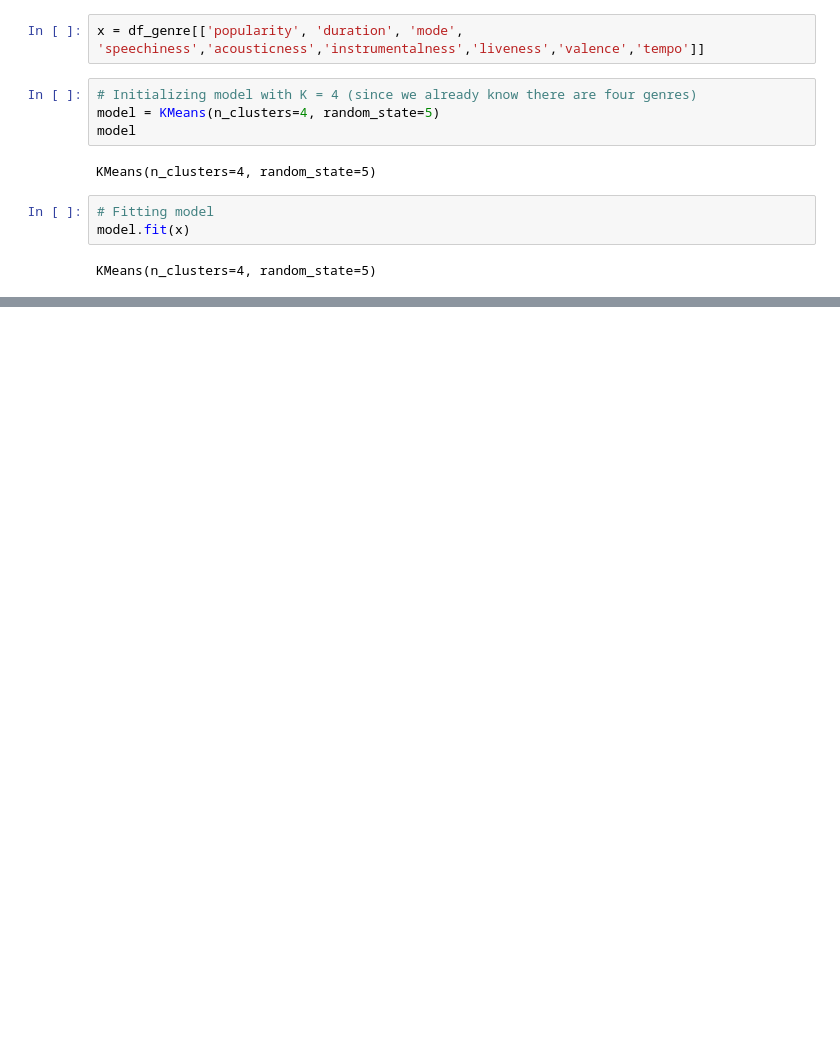
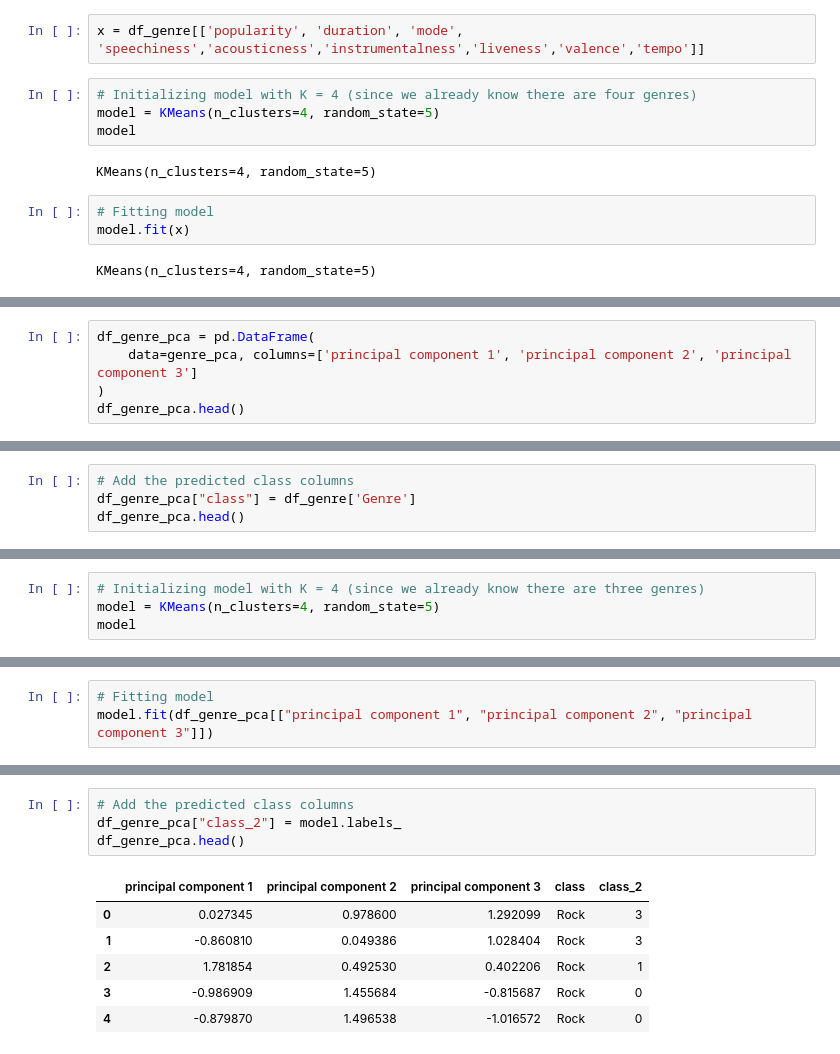
Before and after one commit to BaileeRice/Module20, a Jupyter notebook: Part 1/unsupervised_machine_learning_mockup.ipynb, the cells around one changed output, grey strips where cells are left out. Cells and saved outputs as stored; diff of their text form; blank space fills up the shorter version.

```diff
--- a/Part 1/unsupervised_machine_learning_mockup.ipynb
+++ b/Part 1/unsupervised_machine_learning_mockup.ipynb
@@ -62,0 +134,5 @@ print(predictions)
+# %%
+df_genre_pca = pd.DataFrame(
+    data=genre_pca, columns=['principal component 1', 'principal component 2', 'principal component 3']
+)
+df_genre_pca.head()
@@ -62,0 +146,4 @@ print(predictions)
+# %%
+# Add the predicted class columns
+df_genre_pca["class"] = df_genre['Genre']
+df_genre_pca.head()
@@ -62,0 +169,4 @@ print(predictions)
+# %%
+# Initializing model with K = 4 (since we already know there are three genres)
+model = KMeans(n_clusters=4, random_state=5)
+model
@@ -62,0 +175,3 @@ print(predictions)
+# %%
+# Fitting model
+model.fit(df_genre_pca[["principal component 1", "principal component 2", "principal component 3"]])
@@ -62,0 +186,11 @@ print(predictions)
+# %%
+# Add the predicted class columns
+df_genre_pca["class_2"] = model.labels_
+df_genre_pca.head()
+# %% [output]
+|  | principal component 1 | principal component 2 | principal component 3 | class | class_2 |
+| 0 | 0.027345 | 0.978600 | 1.292099 | Rock | 3 |
+| 1 | -0.860810 | 0.049386 | 1.028404 | Rock | 3 |
+| 2 | 1.781854 | 0.492530 | 0.402206 | Rock | 1 |
+| 3 | -0.986909 | 1.455684 | -0.815687 | Rock | 0 |
+| 4 | -0.879870 | 1.496538 | -1.016572 | Rock | 0 |
```
Also changed, not shown: parts of 21 cells of this notebook, 2 other files.
